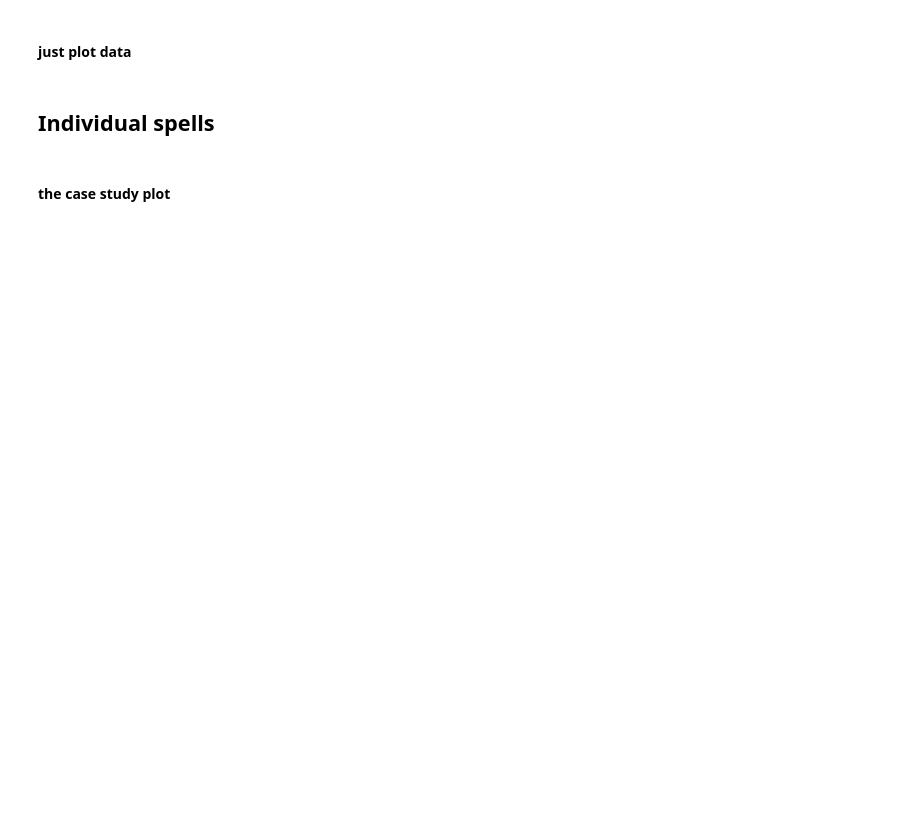
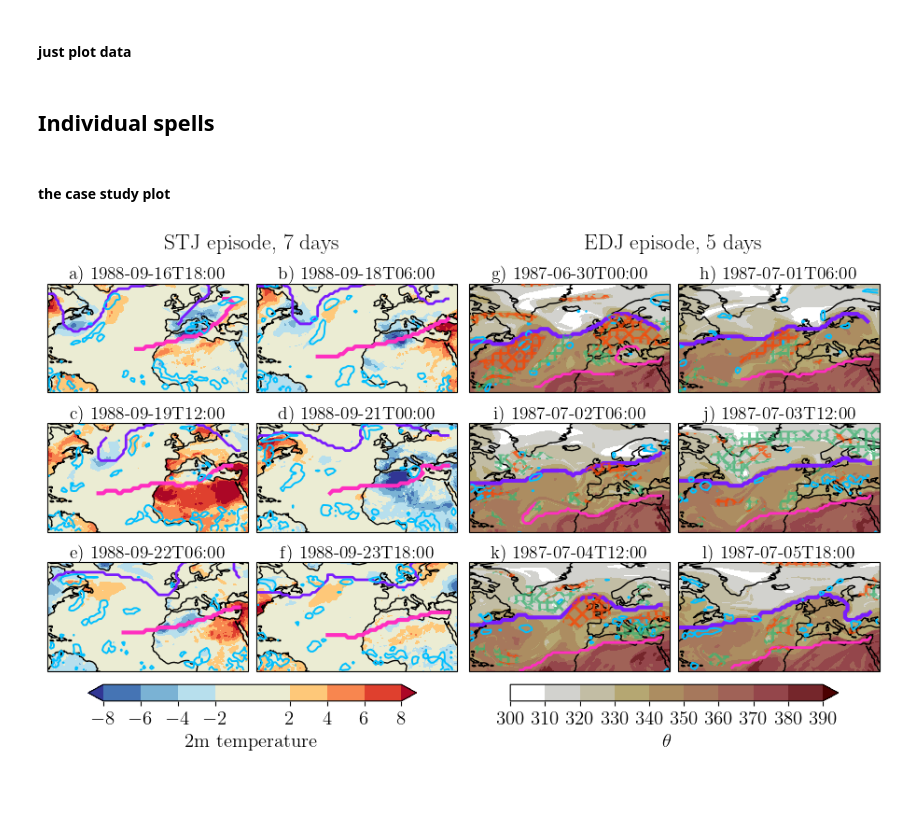
Before and after one commit to hbanderier/Jetutils, a Jupyter notebook: notebooks/on_remote/Persistence/persistent_jets_v2.ipynb, the cells around one changed output. Saved outputs shown, nothing was run; the diff lists cells and outputs as text; code cells hidden in the pictures; blank space fills up the shorter version.

```diff
--- a/notebooks/on_remote/Persistence/persistent_jets_v2.ipynb
+++ b/notebooks/on_remote/Persistence/persistent_jets_v2.ipynb
@@ -599,8 +626,8 @@ masked_da.to_netcdf("/storage/homefs/hb22g102/jetutils/Results/figure_data_pers/
 # %%
 from jetutils.data import compute_anomalies_pl, coarsen_da
 
-n_stj = 16
-n_edj = 9
+n_stj = 20
+n_edj = 10
 figure = plt.figure(layout='constrained', figsize=(9, 5.6))
 subfigs = figure.subfigures(1, 2, wspace=0.01)
 fig1, fig2 = subfigs
@@ -609,12 +636,19 @@ n = nrow * ncol
 plt.rc("axes", titlesize=14)
 plt.rc("axes", titlepad=2)
 
-rwb_color = "mediumseagreen"
+rwb_color = {
+    "S": "mediumseagreen",
+    "T": "orangered",
+}
+rwb_hatching = {
+    "A": r"xx",
+    "C": r"++",
+}
 rwb_lw = 2
 
 cbar_kwargs = {"location": "bottom", "shrink": 0.8, "fraction": 0.1, "pad": 0.03}
 plot_kwargs_all = {
-    "STJ": {"cmap": colormaps.BlWhRe, "levels": MaxNLocator(9).tick_values(-8, 8).tolist(), "cbar_kwargs": cbar_kwargs},
+    "STJ": {"cmap": colormaps.cmp_b2r, "levels": MaxNLocator(9).tick_values(-8, 8).tolist(), "cbar_kwargs": cbar_kwargs},
     "EDJ": {"cmap": colormaps.bilbao_r, "levels": MaxNLocator(11).tick_values(300, 390).tolist(), "cbar_kwargs": cbar_kwargs},
 }
 
@@ -628,61 +662,51 @@ for fig, key, da, which_spell in zip(subfigs, ["STJ", "EDJ"], [da_T_anom, da_the
     len_spell = spell["time"][-1] - spell["time"][0]
 
     times = pl.linear_space(spell["time"][0], spell["time"][-1], n, eager=True).dt.round("6h").cast(pl.Datetime("ms"))
     titles = times.dt.to_string("%Y-%m-%dT%H:00").to_list()
     titles = [f"{ascii_lowercase[n * is_edj + i]}) {title}" for i, title in enumerate(titles)]
     to_plot = da.sel(time=times)
     clu.add_contourf(to_plot, titles=titles, cbar_label=PRETTIER_VARNAME.get(da.name, da.name), **plot_kwargs)
     fig.suptitle(f"{key} episode, " + str(len_spell)[:6])
 
     for i, t in enumerate(times):
         if i == 0 and t < spell["time"][0]:
             t_ = spell["time"][0]
         else:
             t_ = t
-        jets = all_jets.filter(pl.col("time") == t_)
-        for _, jet in jets.group_by("jet ID"):
+        jets_ = jets.filter(pl.col("time") == t_)
+        for _, jet in jets_.group_by("jet ID"):
             lo, la, is_p = jet[["lon", "lat", "is_polar"]]
-            this_jet_is_p = len(is_p) > 0 and is_p.mean() > 0.45
+            this_jet_is_p = len(is_p) > 0 and is_p.mean() > 0.55
             color = COLORS[1] if this_jet_is_p else COLORS[2]
             lw = 2 + 1 * (is_edj == this_jet_is_p)
             clu.axes[i].plot(lo - clu.central_longitude, la, color=color, lw=lw)
     # if key == "STJ":
     #     to_plot = da_z500_anom.sel(time=times)
     #     clu.add_contour(to_plot, levels=[-200, -100, 100, 200], colors="black", linewidths=2.)
     # if key == "STJ":
     #     to_plot = coarsen_da(da_tp.sel(time=times), 5)
     #     clu.add_contour(to_plot < 1e-5, levels=[0.5], colors=["green"], linewidths=3)
     #     break
     to_plot = coarsen_da(da_tp.sel(time=times), 3)
     clu.add_contour(to_plot * 1000, levels=[25], colors=["deepskyblue"], linewidths=1.4)
     if key == "EDJ":
-        to_plot = das_rwb["APVO"].sel(time=times, lev=slice(320, 340)).any("lev")
-        for ax, ouais in zip(clu.axes, to_plot):
-            cs = ax.pcolor(
-                to_plot.lon.values - clu.central_longitude,
-                to_plot.lat.values,
-                ouais.where(ouais),
-                hatch="//",
-                facecolor="none",
-                edgecolor=rwb_color,
-                hatch_linewidth=rwb_lw,
-                linewidth=0,
-                zorder=100
-            )
-        to_plot = das_rwb["CPVO"].sel(time=times, lev=slice(320, 340)).any("lev")
-        for ax, ouais in zip(clu.axes, to_plot):
-            cs = ax.pcolor(
-                to_plot.lon.values - clu.central_longitude,
-                to_plot.lat.values,
-                ouais.where(ouais),
-                hatch=r"\\",
-                facecolor="none",
-                edgecolor=rwb_color,
-                hatch_linewidth=rwb_lw,
-                linewidth=0,
-                zorder=100
-            )
+        for (altitude, color), (orientation, hatch) in product(rwb_color.items(), rwb_hatching.items()):
+            to_plot = das_rwb[f"{altitude}{orientation}PVS_new"].sel(time=times).any("lev")
+            for ax, ouais in zip(clu.axes, to_plot):
+                cs = ax.pcolor(
+                    to_plot.lon.values - clu.central_longitude,
+                    to_plot.lat.values,
+                    ouais.where(ouais),
+                    hatch=hatch,
+                    facecolor="none",
+                    edgecolor=color,
+                    hatch_linewidth=rwb_lw,
+                    linewidth=0,
+                    zorder=100
+                )
 
 figure.savefig(f"{FIGURES}/jet_persistence/realspace_stuff/case_study_both.pdf")
+# %% [output]
+[figure, added]
 # %% [markdown]
 #
```
Also changed, not shown: parts of 6 cells of this notebook, 5 other files.
